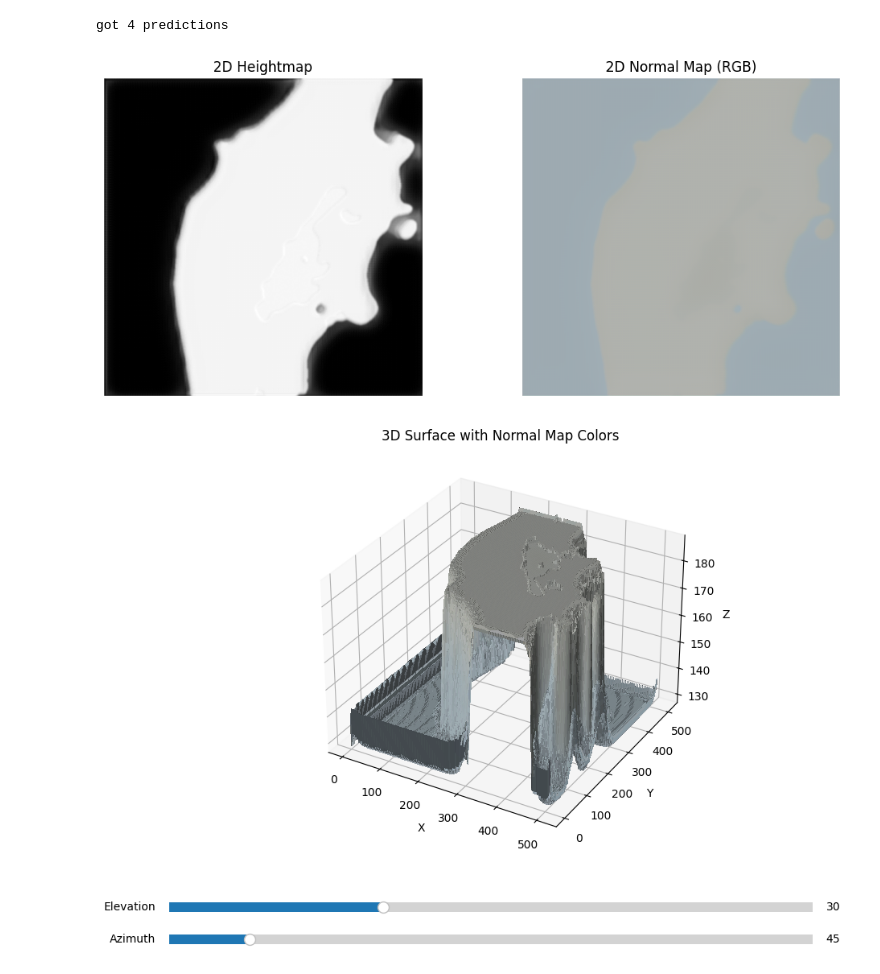
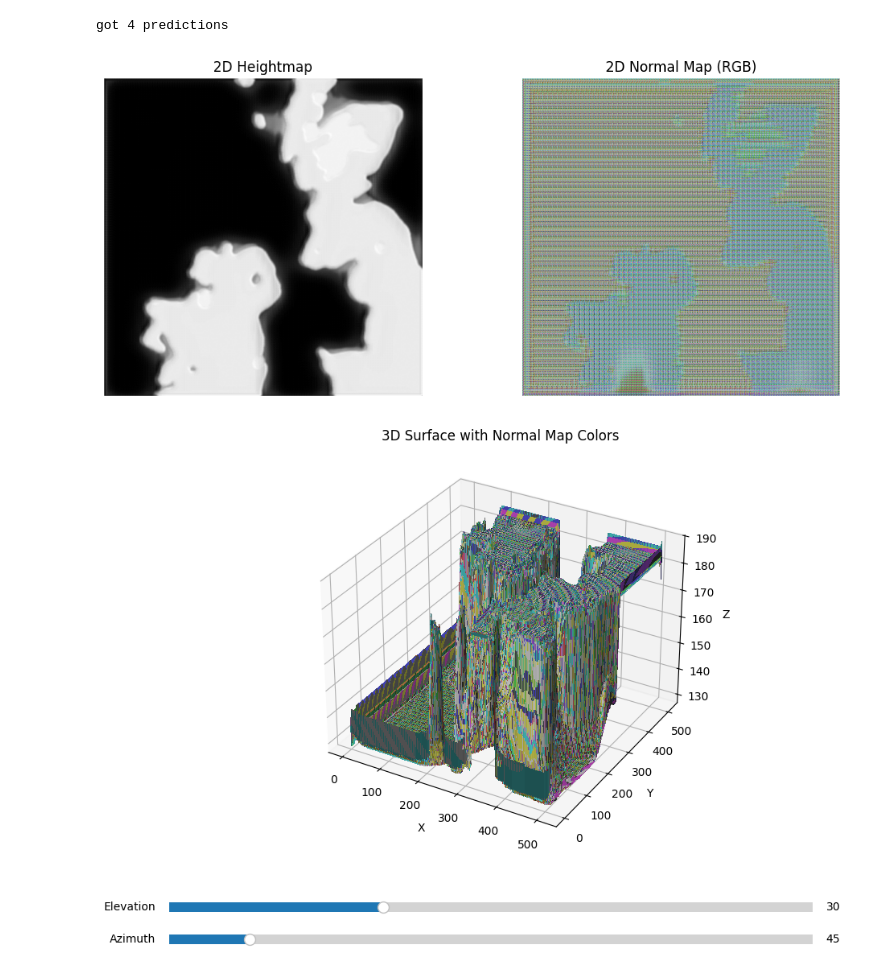
Before and after one commit to flappybird1084/cosmos, a Jupyter notebook: terrain-recon/test_all.ipynb, the cells around one changed output. Cells and saved outputs as stored; diff of their text form; code cells hidden in the pictures.

Commit message:
add new gan model

```diff
--- a/terrain-recon/test_all.ipynb
+++ b/terrain-recon/test_all.ipynb
@@ -270,7 +396,8 @@ test_loader = DataLoader(dataset_test, batch_size=batchsize, shuffle=False, num_
 # terrain_gen_model = torch.load('terrain_gen_model.pth', map_location=device)
 # heightmap_gen_model = torch.load('heightmap_gen_model.pth', map_location=device)
 heightmap_gen_model = UNet(in_channels=3, out_channels=3).to(device)
-terrain_gen_model = UNet(in_channels=3, out_channels=3).to(device)
+# terrain_gen_model = UNet(in_channels=3, out_channels=3).to(device)
+terrain_gen_model = UNetGenerator(out_channels=3).to(device)
 heightmap_gen_model.load_state_dict(torch.load('./models/terrain/heightmap_unet_model.pth', map_location=device))
 terrain_gen_model.load_state_dict(torch.load('./models/terrain/terrain_unet_model.pth', map_location=device))
 criterion = nn.MSELoss()
@@ -393,7 +520,7 @@ from mpl_toolkits.mplot3d import Axes3D
 from matplotlib.widgets import Slider
 
 
-predictions = get_model_predictions_cv2(terrain_gen_model, heightmap_gen_model, test_loader, device, max_batches=1, index=1)
+predictions = get_model_predictions_cv2(terrain_gen_model, heightmap_gen_model, test_loader, device, max_batches=1, index=10)
 print(f"got {len(predictions)} predictions")
 # input_img, output_img, height_img = predictions[0]  # Get first batch input and output
 # Read heightmap (grayscale) and normal map images
@@ -445,32 +572,32 @@ plt.subplots_adjust(bottom=0.25)  # Add extra space at the bottom for sliders
 ax_elev = plt.axes([0.1, 0.15, 0.8, 0.03])
 ax_azim = plt.axes([0.1, 0.1, 0.8, 0.03])
 slider_elev = Slider(ax_elev, 'Elevation', valmin=0, valmax=90, valinit=30)
 slider_azim = Slider(ax_azim, 'Azimuth', valmin=0, valmax=360, valinit=45)
 def update():
     elev = slider_elev.val
     azim = slider_azim.val
     ax.view_init(elev=elev, azim=azim)
     fig.canvas.draw_idle()
 
 slider_elev.on_changed(update)
 slider_azim.on_changed(update)
 ax = fig.add_subplot(111, projection='3d')
 ax.plot_surface(X, Y, Z, facecolors=normal_map_facecolors, rstride=1, cstride=1, linewidth=0, antialiased=False)
 # ax.mouse_init(rotate_btn=None, zoom_btn=None)
 # ax.view_init(elev=30, azim=45)
 
 ax.set_xlabel('X')
 ax.set_ylabel('Y')
 ax.set_zlabel('Z')
 # plt.title("3D Surface with Normal Map Colors")
 ax.set_title("3D Surface with Normal Map Colors")
 
 # Add sliders
 # Update function
 
 plt.show()
 # Convert heightmap to grayscale if not already
 # %% [output]
 got 4 predictions
-[figure, old version]
+[figure, new version]
-[figure, old version]
+[figure, new version]
```
Also changed, not shown: parts of 3 cells of this notebook, 1 other file.
